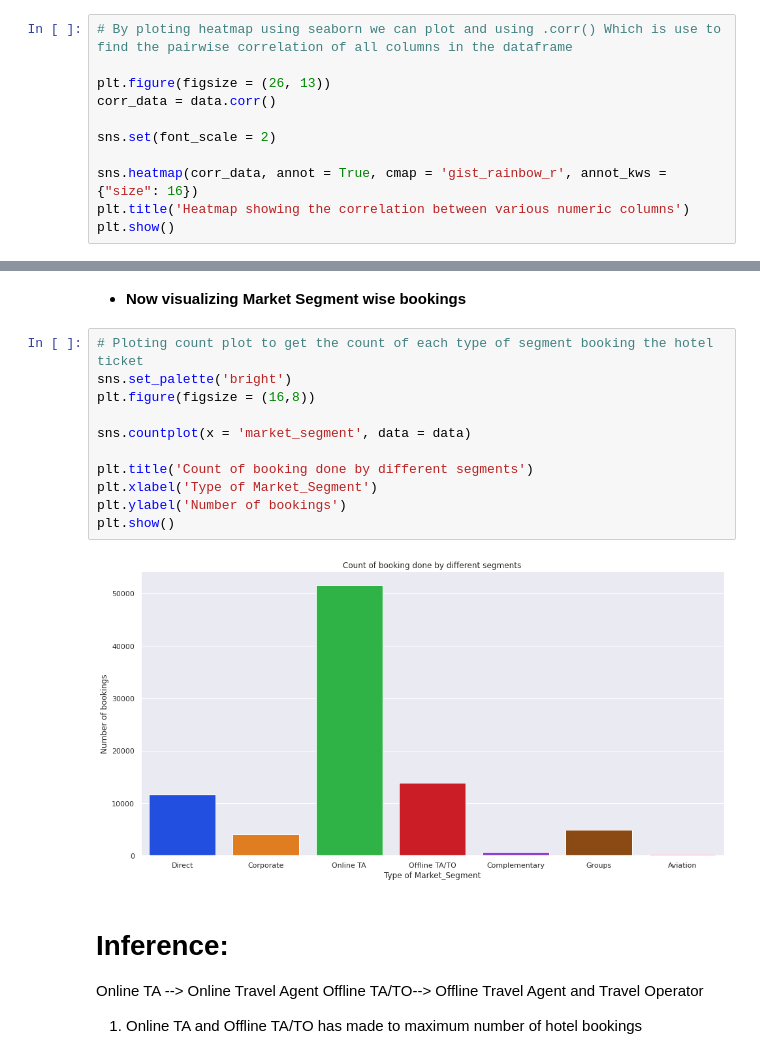
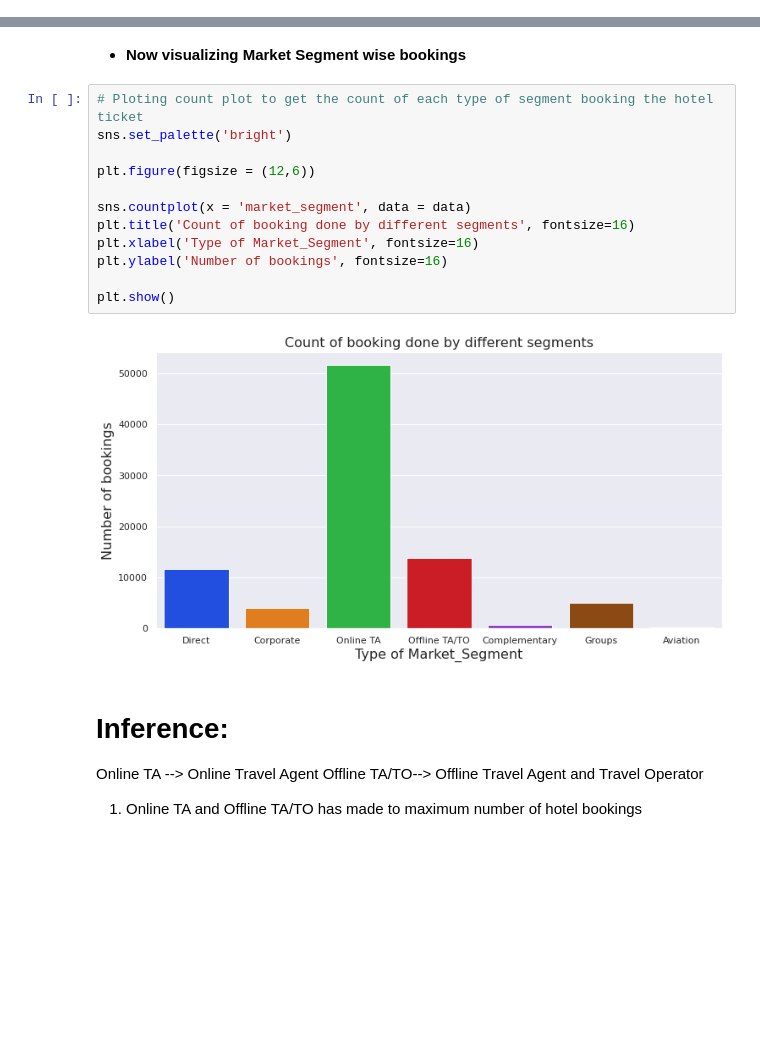
Before and after one commit to manojkb04/EDA_Hotel_Booking, a Jupyter notebook: Hotel_Booking_Analysis_Capstone_Project.ipynb, the cells around one changed output, grey strips where cells are left out. Cells and saved outputs as stored; diff of their text form; blank space fills up the shorter version.

```diff
--- a/Hotel_Booking_Analysis_Capstone_Project.ipynb
+++ b/Hotel_Booking_Analysis_Capstone_Project.ipynb
@@ -540,11 +558,0 @@ shape of the data_set: (86914, 30)
-# %%
-# By ploting heatmap using seaborn we can plot and using .corr() Which is use to find the pairwise correlation of all columns in the dataframe
-
-plt.figure(figsize = (26, 13))
-corr_data = data.corr()
-
-sns.set(font_scale = 2)
-
-sns.heatmap(corr_data, annot = True, cmap = 'gist_rainbow_r', annot_kws = {"size": 16})
-plt.title('Heatmap showing the correlation between various numeric columns')
-plt.show()
@@ -691,16 +696,17 @@ plt.show()
 # %%
 # Ploting count plot to get the count of each type of segment booking the hotel ticket
 sns.set_palette('bright')
-plt.figure(figsize = (16,8))
+
+plt.figure(figsize = (12,6))
 
 sns.countplot(x = 'market_segment', data = data)
+plt.title('Count of booking done by different segments', fontsize=16)
+plt.xlabel('Type of Market_Segment', fontsize=16)
+plt.ylabel('Number of bookings', fontsize=16)
 
-plt.title('Count of booking done by different segments')
-plt.xlabel('Type of Market_Segment')
-plt.ylabel('Number of bookings')
 plt.show()
 # %% [output]
-[figure, old version]
+[figure, new version]
 # %% [markdown]
 # Inference:
 Online TA --> Online Travel Agent
```
Also changed, not shown: parts of 68 cells of this notebook.
